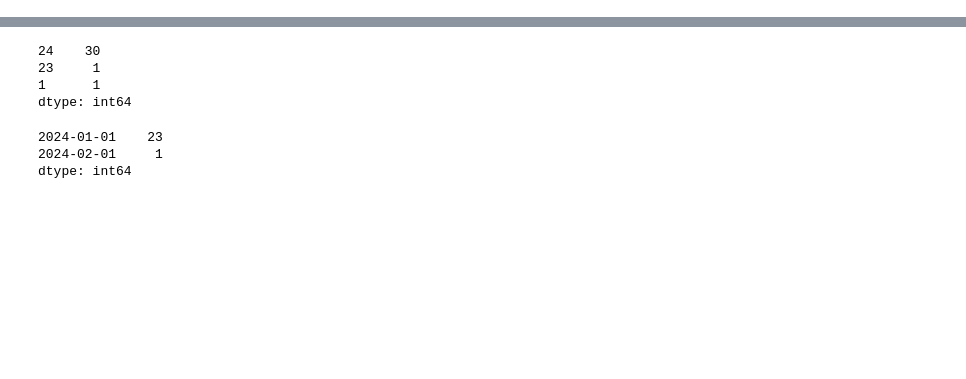
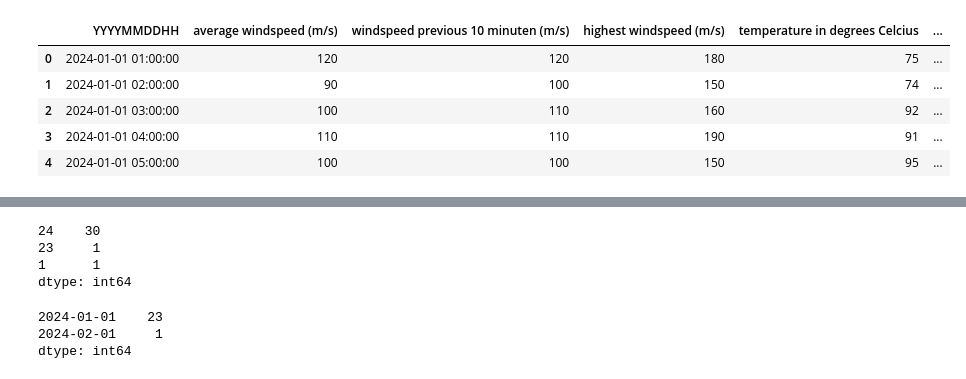
Before and after one commit to SoleilUmwiza92/Solar-Panel-Project, a Jupyter notebook: Energy/WeatherModel.ipynb, the cells around one changed output, grey strips where cells are left out. Cells and saved outputs as stored; diff of their text form; code cells hidden in the pictures; blank space fills up the shorter version.

```diff
--- a/Energy/WeatherModel.ipynb
+++ b/Energy/WeatherModel.ipynb
@@ -32,0 +49,9 @@ df.set_index("datetime", inplace=True)
+# %%
+yeild_data_df.head()
+# %% [output]
+|  | YYYYMMDDHH | average windspeed (m/s) | windspeed previous 10 minuten (m/s) | highest windspeed (m/s) | temperature in degrees Celcius | ... |
+| 0 | 2024-01-01 01:00:00 | 120 | 120 | 180 | 75 | ... |
+| 1 | 2024-01-01 02:00:00 | 90 | 100 | 150 | 74 | ... |
+| 2 | 2024-01-01 03:00:00 | 100 | 110 | 160 | 92 | ... |
+| 3 | 2024-01-01 04:00:00 | 110 | 110 | 190 | 91 | ... |
+| 4 | 2024-01-01 05:00:00 | 100 | 100 | 150 | 95 | ... |
```
Also changed, not shown: parts of 32 cells of this notebook, 5 other files.
